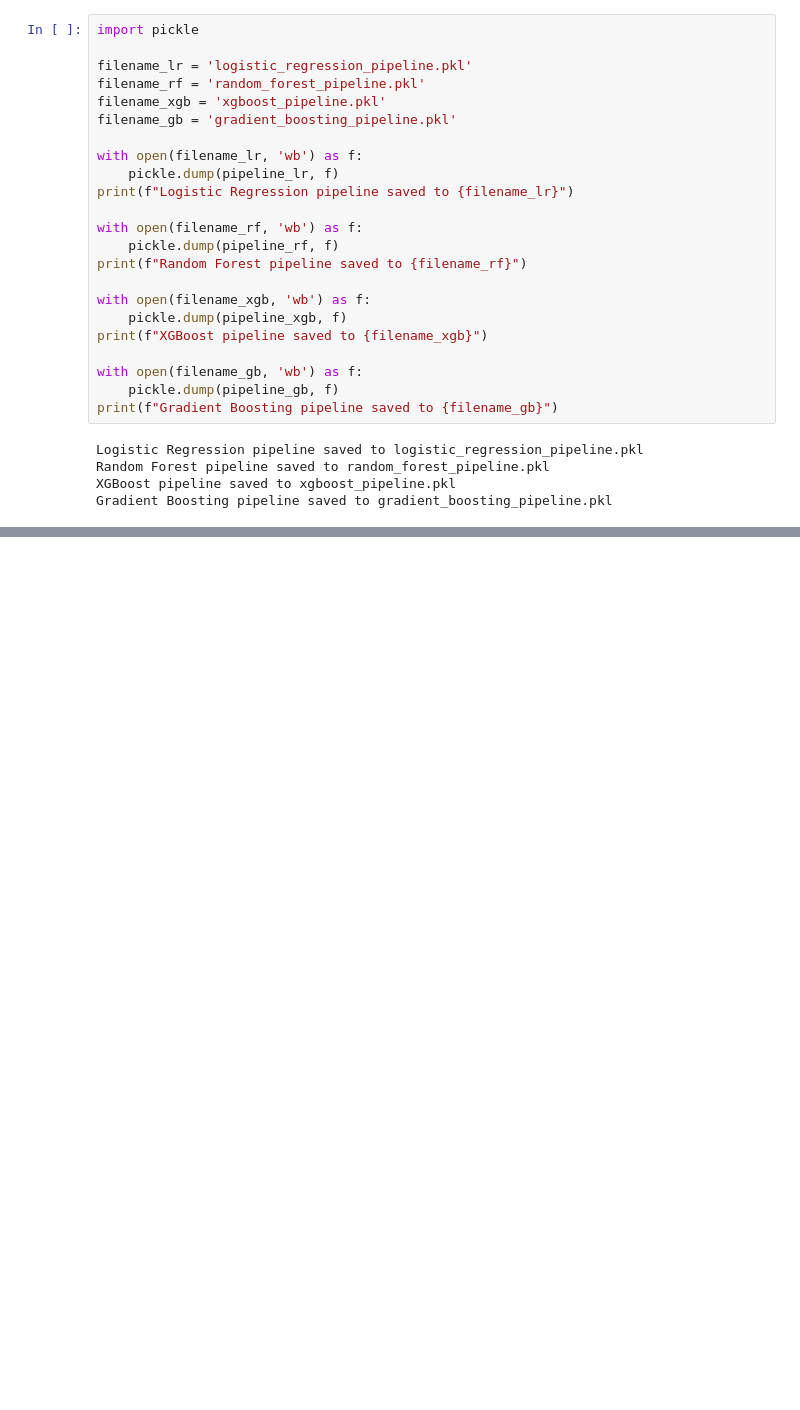
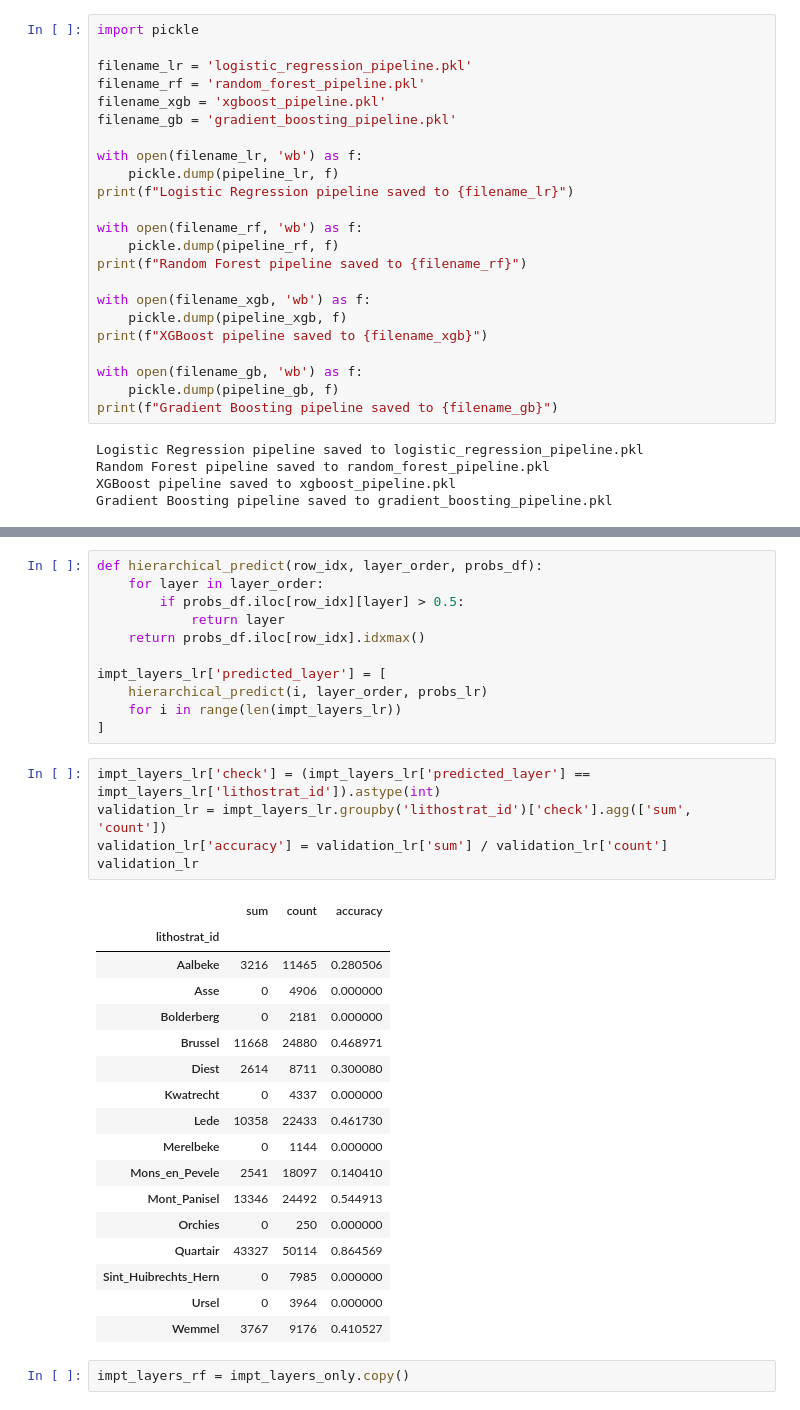
Before and after one commit to erickamabilin/PDS_MAEPS, a Jupyter notebook: CPT_MAEPS.ipynb, the cells around one changed output, grey strips where cells are left out. Cells and saved outputs as stored; diff of their text form; blank space fills up the shorter version.

```diff
--- a/CPT_MAEPS.ipynb
+++ b/CPT_MAEPS.ipynb
@@ -504,0 +576,36 @@ Gradient Boosting pipeline saved to gradient_boosting_pipeline.pkl
+# %%
+def hierarchical_predict(row_idx, layer_order, probs_df):
+    for layer in layer_order:
+        if probs_df.iloc[row_idx][layer] > 0.5:
+            return layer
+    return probs_df.iloc[row_idx].idxmax()
+
+impt_layers_lr['predicted_layer'] = [
+    hierarchical_predict(i, layer_order, probs_lr)
+    for i in range(len(impt_layers_lr))
+]
+# %%
+impt_layers_lr['check'] = (impt_layers_lr['predicted_layer'] == impt_layers_lr['lithostrat_id']).astype(int)
+validation_lr = impt_layers_lr.groupby('lithostrat_id')['check'].agg(['sum', 'count'])
+validation_lr['accuracy'] = validation_lr['sum'] / validation_lr['count']
+validation_lr
+# %% [output]
+|  | sum | count | accuracy |
+| lithostrat_id |  |  |  |
+| Aalbeke | 3216 | 11465 | 0.280506 |
+| Asse | 0 | 4906 | 0.000000 |
+| Bolderberg | 0 | 2181 | 0.000000 |
+| Brussel | 11668 | 24880 | 0.468971 |
+| Diest | 2614 | 8711 | 0.300080 |
+| Kwatrecht | 0 | 4337 | 0.000000 |
+| Lede | 10358 | 22433 | 0.461730 |
+| Merelbeke | 0 | 1144 | 0.000000 |
+| Mons_en_Pevele | 2541 | 18097 | 0.140410 |
+| Mont_Panisel | 13346 | 24492 | 0.544913 |
+| Orchies | 0 | 250 | 0.000000 |
+| Quartair | 43327 | 50114 | 0.864569 |
+| Sint_Huibrechts_Hern | 0 | 7985 | 0.000000 |
+| Ursel | 0 | 3964 | 0.000000 |
+| Wemmel | 3767 | 9176 | 0.410527 |
+# %%
+impt_layers_rf = impt_layers_only.copy()
```
Also changed, not shown: parts of 12 cells of this notebook.
